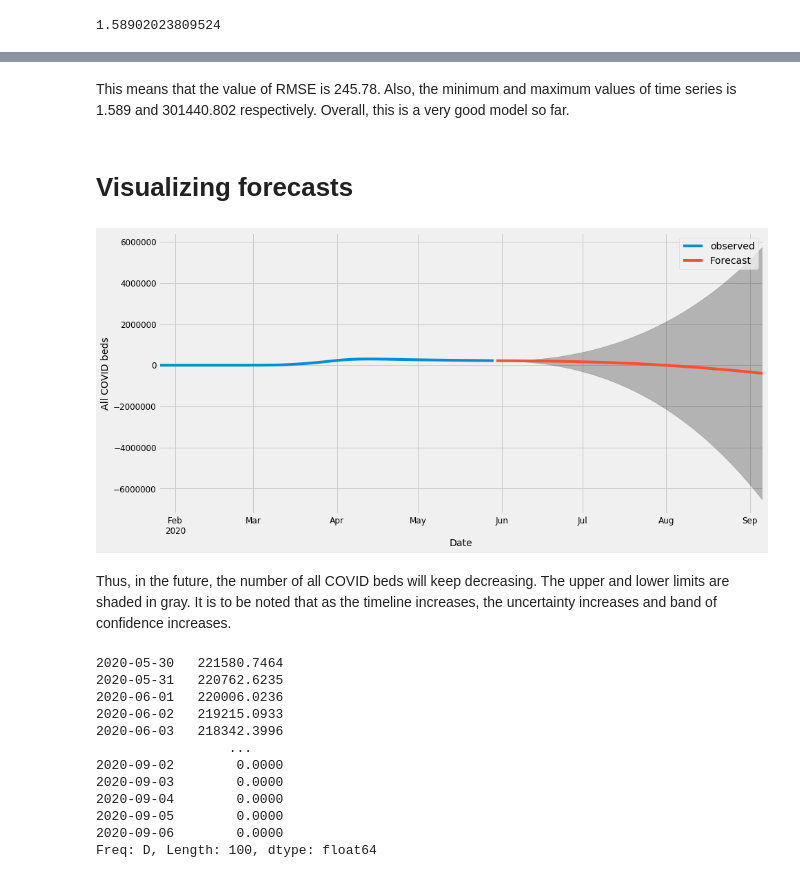
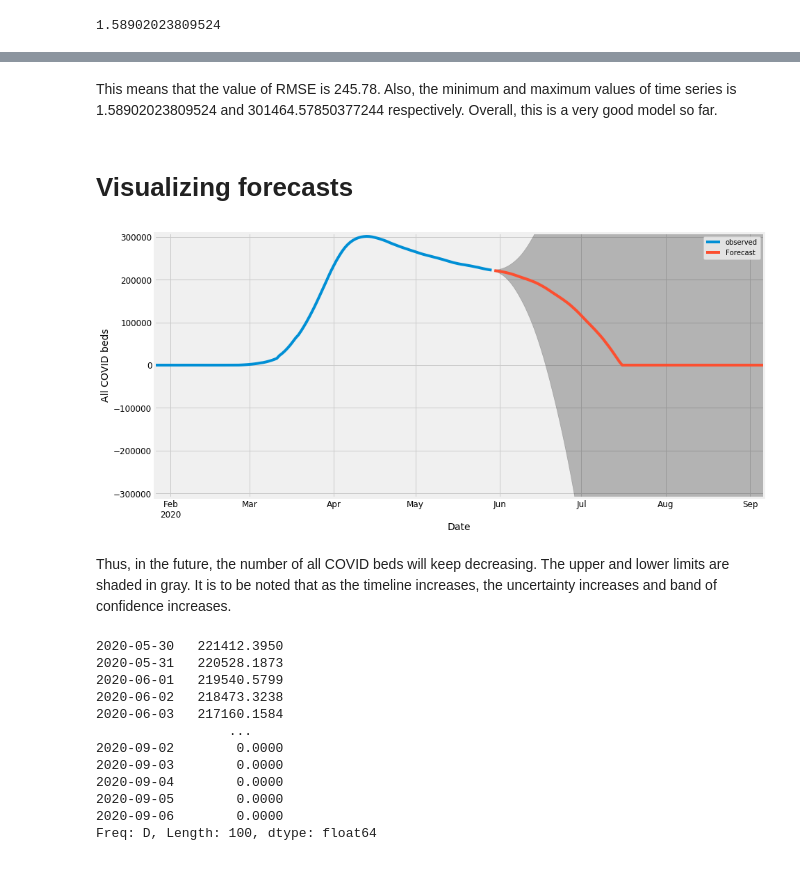
Before and after one commit to Jwilliams8969/COVID-19_Resource_Forecasting_Capstone, a Jupyter notebook: COVID-19 Capstone/ARIMA_and_SARIMA_Forecasting/All Covid-19 beds - ARIMA & SARIMA.ipynb, the cells around one changed output, grey strips where cells are left out. Saved outputs shown, nothing was run; the diff lists cells and outputs as text; code cells hidden in the pictures.

```diff
--- a/COVID-19 Capstone/ARIMA_and_SARIMA_Forecasting/All Covid-19 beds - ARIMA & SARIMA.ipynb
+++ b/COVID-19 Capstone/ARIMA_and_SARIMA_Forecasting/All Covid-19 beds - ARIMA & SARIMA.ipynb
@@ -790,22 +802,24 @@ ts.max()
 # %% [markdown]
-This means that the value of RMSE is 245.78. Also, the minimum and maximum values of time series is 1.589 and 301440.802 respectively. Overall, this is a very good model so far.
+This means that the value of RMSE is 245.78. Also, the minimum and maximum values of time series is 1.58902023809524 and 301464.57850377244 respectively. Overall, this is a very good model so far.
 # %% [markdown]
 # Visualizing forecasts
 # %%
 # Using the default confidence interval - 95%
 pred_uc = results.get_forecast(steps=100)
 pred_ci = pred_uc.conf_int()
 ax = ts.plot(label='observed', figsize=(14, 7))
+pred_uc.predicted_mean[pred_uc.predicted_mean < 0] = 0
 pred_uc.predicted_mean.plot(ax=ax, label='Forecast')
 ax.fill_between(pred_ci.index,
                 pred_ci.iloc[:, 0],
                 pred_ci.iloc[:, 1], color='k', alpha=.25)
 ax.set_xlabel('Date')
 ax.set_ylabel('All COVID beds')
+plt.ylim([-310000, 310000])
 plt.legend()
 plt.show()
 # %% [output]
-[figure, old version]
+[figure, new version]
 # %% [markdown]
 Thus, in the future, the number of all COVID beds will keep decreasing. The upper and lower limits are shaded in gray. It is to be noted that as the timeline increases, the uncertainty increases and band of confidence increases.
 # %%
@@ -813,11 +827,11 @@ Thus, in the future, the number of all COVID beds will keep decreasing. The uppe
 pred_uc.predicted_mean[pred_uc.predicted_mean < 0] = 0
 pred_uc.predicted_mean
 # %% [output]
-2020-05-30   221580.7464
-2020-05-31   220762.6235
-2020-06-01   220006.0236
-2020-06-02   219215.0933
-2020-06-03   218342.3996
+2020-05-30   221412.3950
+2020-05-31   220528.1873
+2020-06-01   219540.5799
+2020-06-02   218473.3238
+2020-06-03   217160.1584
                  ...
 2020-09-02        0.0000
 2020-09-03        0.0000
```
Also changed, not shown: parts of 32 cells of this notebook.
